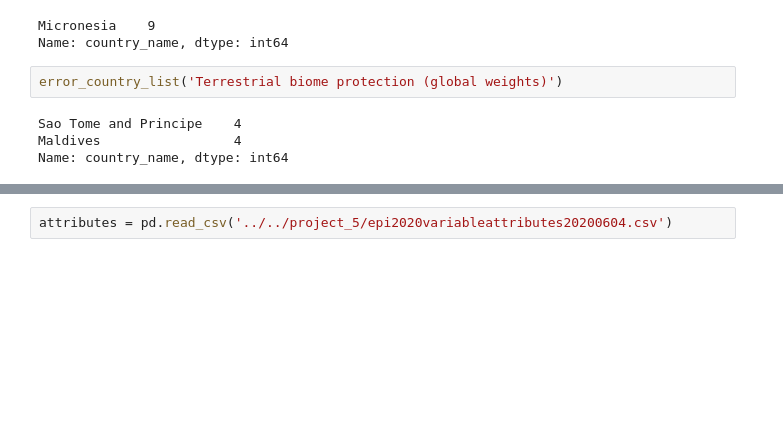
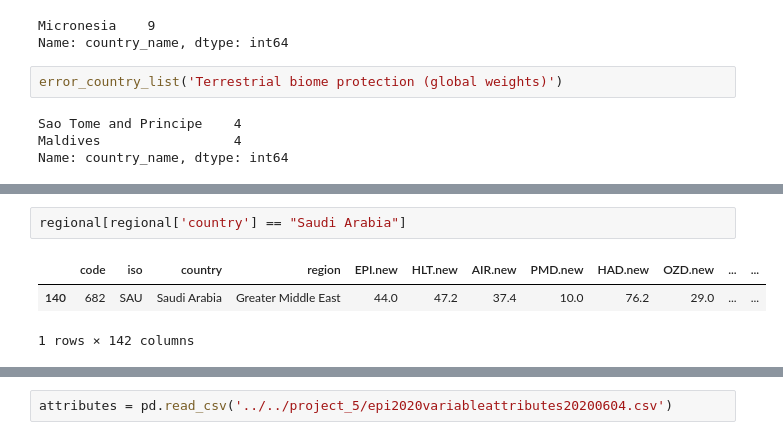
Before and after one commit to Avanyali/EPIDemographicModel, a Jupyter notebook: dan's notebooks/dan data cleaning.ipynb, the cells around one changed output, grey strips where cells are left out. Cells and saved outputs as stored; diff of their text form; blank space fills up the shorter version.

```diff
--- a/dan's notebooks/dan data cleaning.ipynb
+++ b/dan's notebooks/dan data cleaning.ipynb
@@ -431,0 +490,6 @@ epi[epi['country_name'] == 'Micronesia'].head(50)
+# %%
+regional[regional['country'] == "Saudi Arabia"]
+# %% [output]
+|  | code | iso | country | region | EPI.new | HLT.new | AIR.new | PMD.new | HAD.new | OZD.new | ... | ... |
+| 140 | 682 | SAU | Saudi Arabia | Greater Middle East | 44.0 | 47.2 | 37.4 | 10.0 | 76.2 | 29.0 | ... | ... |
+1 rows × 142 columns
```
Also changed, not shown: parts of 46 cells of this notebook, 2 other files.
